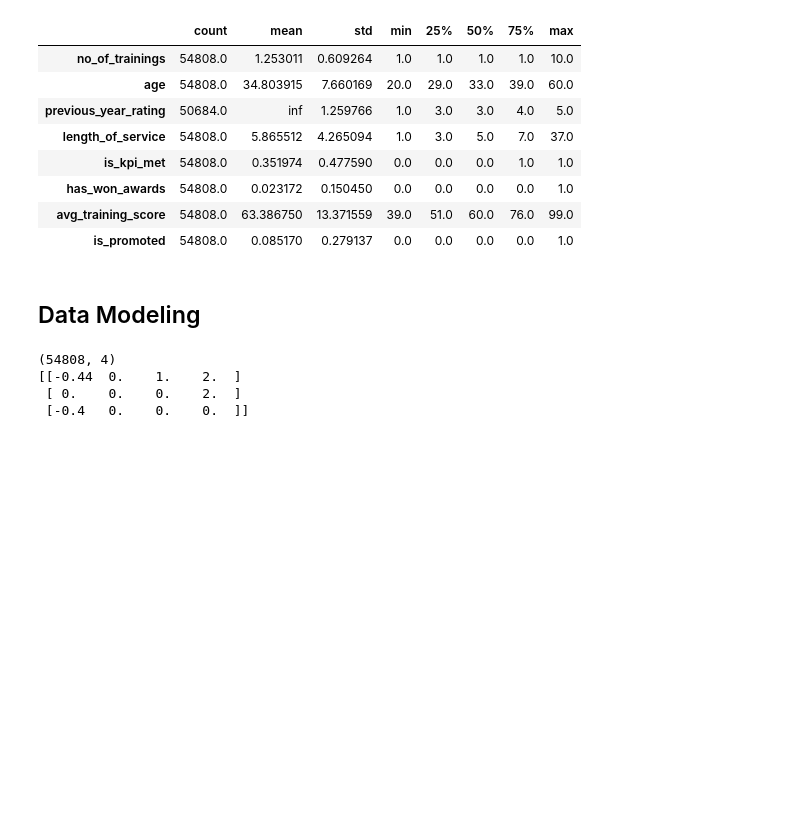
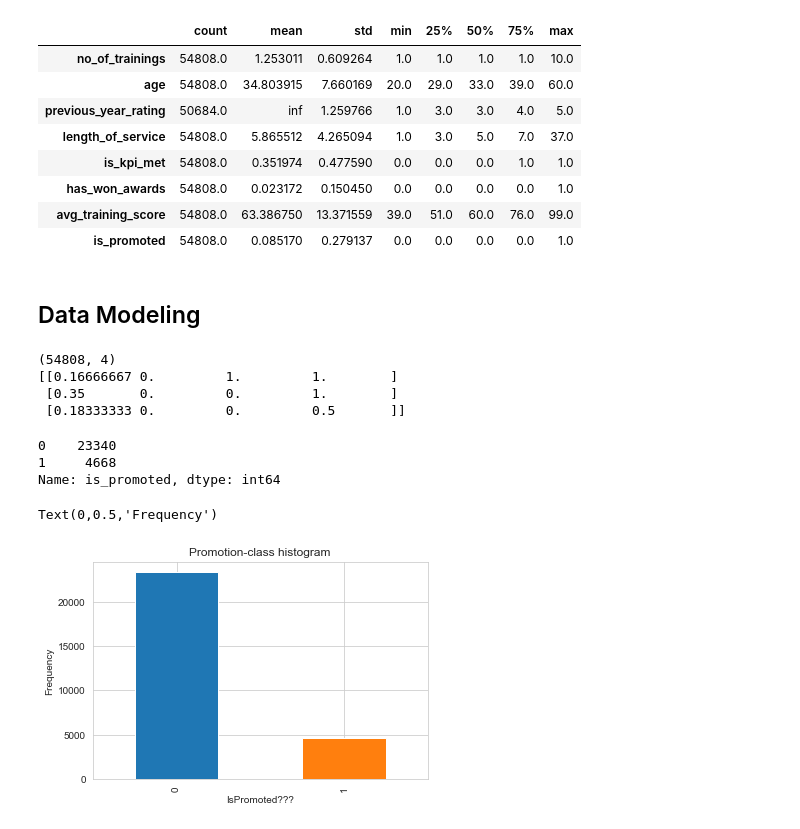
Before and after one commit to DataScienceWorks/AV-WNS-2018-September-JobPromotionPrediction, a Jupyter notebook: A7_sampled_data.ipynb, the cells around one changed output. Saved outputs shown, nothing was run; the diff lists cells and outputs as text; code cells hidden in the pictures; blank space fills up the shorter version.

```diff
--- a/A7_sampled_data.ipynb
+++ b/A7_sampled_data.ipynb
@@ -355,17 +358,43 @@ select_categorical_cols = []
 # fillna_pipe = make_pipeline(RatingsImputer(), EducationCleanser())
 fillna_pipe = make_pipeline(RatingsImputer())
 select_categorical_cols_pipe = make_pipeline(ColumnSelector(columns=select_categorical_cols), MultiColumnLabelEncoder())
-select_numeric_cols_pipe = make_pipeline(ColumnSelector(columns=select_numeric_cols),RobustScaler())
+select_numeric_cols_pipe = make_pipeline(ColumnSelector(columns=select_numeric_cols),MinMaxScaler())
 
 select_fu = make_union(select_numeric_cols_pipe, select_categorical_cols_pipe)
 select_pipe = make_pipeline(fillna_pipe, select_fu)
-
-# Do FIT_TRANSFORM again based on selected columns after correlation
-train_vec = select_pipe.fit_transform(df[select_columns])
-print(train_vec.shape)
-print(train_vec[:3])
-# %% [output]
-(54808, 4)
-[[-0.44  0.    1.    2.  ]
- [ 0.    0.    0.    2.  ]
- [-0.4   0.    0.    0.  ]]
+# %%
+# Do FIT_TRANSFORM again based on selected columns after correlation
+train_vec = select_pipe.fit_transform(df[select_columns])
+print(train_vec.shape)
+print(train_vec[:3])
+# %% [output]
+(54808, 4)
+[[0.16666667 0.         1.         1.        ]
+ [0.35       0.         0.         1.        ]
+ [0.18333333 0.         0.         0.5       ]]
+# %%
+# Ref.: https://www.kaggle.com/joparga3/in-depth-skewed-data-classif-93-recall-acc-now
+train_dframe = pd.DataFrame(data=train_vec, columns=select_columns)
+train_dframe['is_promoted'] = df['is_promoted'].values
+
+# Number of data points in the minority class
+promoted_ones = train_dframe[train_dframe.is_promoted==1]
+others = train_dframe[train_dframe.is_promoted==0]
+PROPORTION_TIMES = 5 # N-times the size of promoted_ones
+others_sample = others.sample(promoted_ones.shape[0] * PROPORTION_TIMES)
+
+train_dframe_sample = pd.concat([promoted_ones, others_sample])
+train_dframe_sample = train_dframe_sample.sample(frac=1)
+
+count_classes = pd.value_counts(train_dframe_sample['is_promoted'], sort = True).sort_index()
+print(count_classes)
+count_classes.plot(kind = 'bar')
+plt.title("Promotion-class histogram")
+plt.xlabel("IsPromoted???")
+plt.ylabel("Frequency")
+# %% [output]
+0    23340
+1     4668
+Name: is_promoted, dtype: int64
+Text(0,0.5,'Frequency')
+[figure, added]
```
Also changed, not shown: parts of 26 cells of this notebook.
